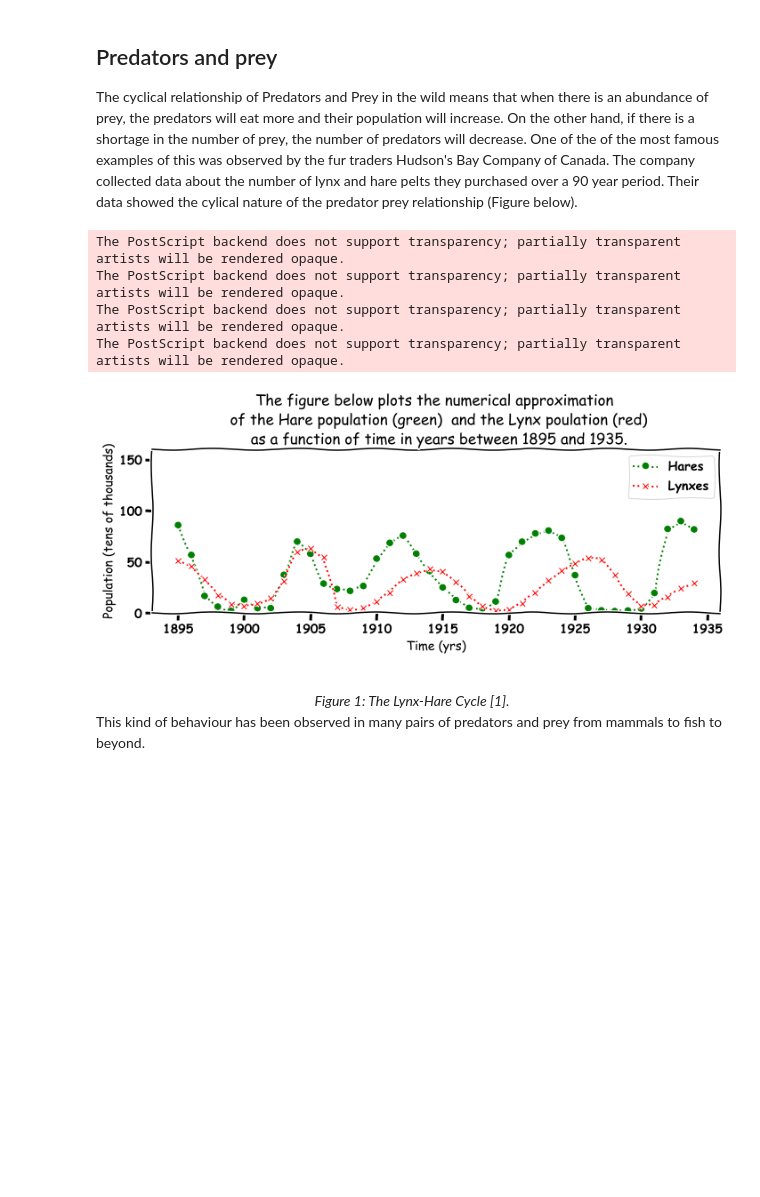
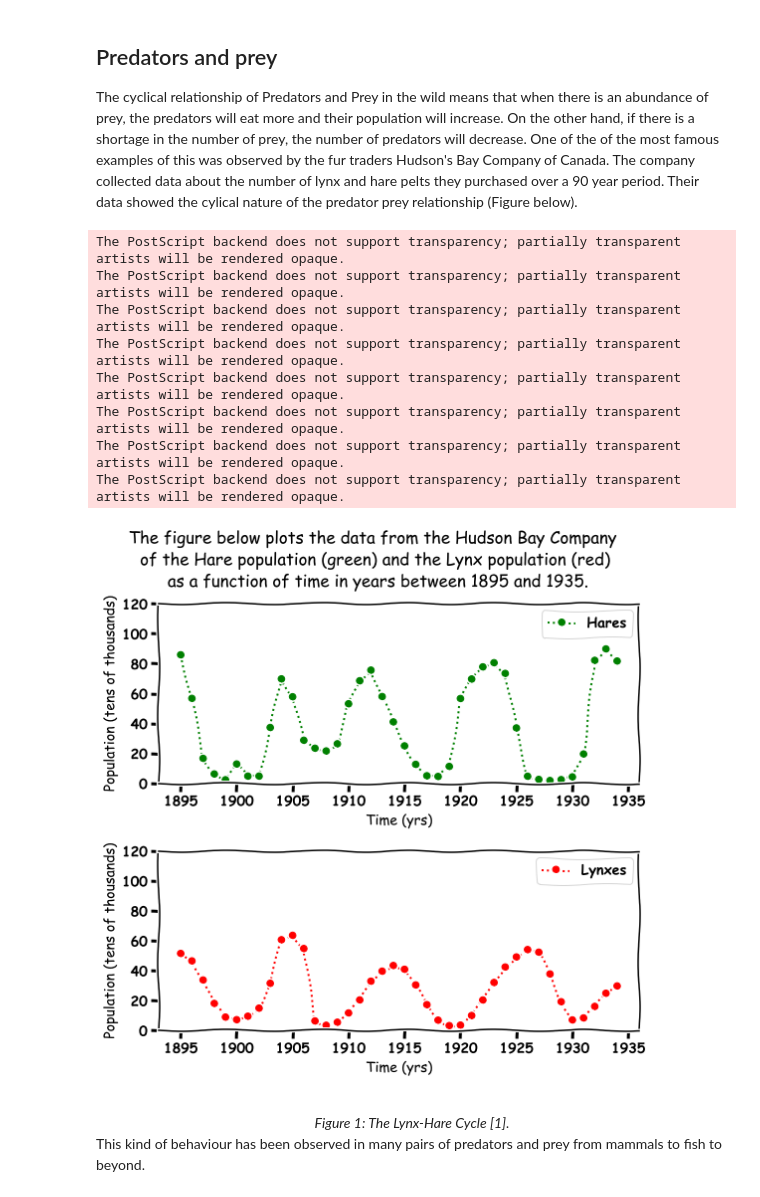
Before and after one commit to john-s-butler-dit/Predator-Prey-for-Young-Minds, a Jupyter notebook: Snow Hares and Lynxes Frontiers for Young Minds.ipynb, the cells around one changed output. Saved outputs shown, nothing was run; the diff lists cells and outputs as text; code cells hidden in the pictures; blank space fills up the shorter version.

```diff
--- a/Snow Hares and Lynxes Frontiers for Young Minds.ipynb
+++ b/Snow Hares and Lynxes Frontiers for Young Minds.ipynb
@@ -23,32 +20,44 @@ plt.rc('font', **font)
 The cyclical relationship of Predators and Prey in the wild  means that when there is an abundance of prey, the predators will eat more and their population will increase. On the other hand, if there is a shortage in the number of prey, the number of predators will decrease. One of the of the most famous examples of this was observed by the fur traders  Hudson's Bay Company of Canada. The company collected data about the number of lynx and hare pelts they purchased over a 90 year period. Their data showed the cylical nature of the predator prey relationship (Figure below).
 # %%
 Pred_prey_data=pd.read_csv('hare_lynx_data.csv')
+fig = plt.figure(figsize=(8, 8))
+grid = fig.add_gridspec(ncols=2, nrows=2)
 
-## Plotting Figure
+
 with plt.xkcd():
-    fig = plt.figure(1,figsize=(10,4))
+    hare_ax= fig.add_subplot(grid[0,0:2])
 
-    ax = fig.add_subplot(1,1,1)
+    hare_ax.plot(Pred_prey_data.Year[50:-1],Pred_prey_data.Hare[50:-1],'o:',color='green',label='Hares')
+    hare_ax.legend()
+    hare_ax.set_ylim(0,120)
+    hare_ax.set_xlabel('Time (yrs)')
+    hare_ax.set_ylabel('Population (tens of thousands)')
+    lynx_ax= fig.add_subplot(grid[1,0:2])
+    lynx_ax.plot(Pred_prey_data.Year[50:-1],Pred_prey_data.Lynx[50:-1],'o:',color='red',label='Lynxes')
 
-    ax.plot(Pred_prey_data.Year[50:-1],Pred_prey_data.Hare[50:-1],'o:',color='green',label='Hares')
-    ax.plot(Pred_prey_data.Year[50:-1],Pred_prey_data.Lynx[50:-1],'x:',color='red',label='Lynxes')
+    lynx_ax.legend()
+    lynx_ax.set_ylim(0,120)
+    lynx_ax.set_xlabel('Time (yrs)')
+    lynx_ax.set_ylabel('Population (tens of thousands)')
+    plt.suptitle('The figure below plots the data from the Hudson Bay Company \n of the Hare population (green) and the Lynx population (red) \n as a function of time in years between 1895 and 1935.')
 
-    ax.legend()
-    ax.set_xlabel('Time (yrs)')
-    ax.set_ylabel('Population (tens of thousands)')
     #ax.legend(loc='best')
-    ax.set_title('The figure below plots the numerical approximation \n of the Hare population (green)  and the Lynx poulation (red)\n as a function of time in years between 1895 and 1935.')
     plt.tight_layout()
     plt.subplots_adjust(top=0.85)
-    plt.ylim(0,160)
-    plt.savefig('HudsonBaySinglePlot.eps', format='eps')
+
+    plt.savefig('Figure3_HudsonBay.eps', format='eps')
+
     plt.show()
 # %% [output]
 The PostScript backend does not support transparency; partially transparent artists will be rendered opaque.
 The PostScript backend does not support transparency; partially transparent artists will be rendered opaque.
 The PostScript backend does not support transparency; partially transparent artists will be rendered opaque.
 The PostScript backend does not support transparency; partially transparent artists will be rendered opaque.
+The PostScript backend does not support transparency; partially transparent artists will be rendered opaque.
+The PostScript backend does not support transparency; partially transparent artists will be rendered opaque.
+The PostScript backend does not support transparency; partially transparent artists will be rendered opaque.
+The PostScript backend does not support transparency; partially transparent artists will be rendered opaque.
-[figure, old version]
+[figure, new version]
 # %% [markdown]
 <em><center> Figure 1: The Lynx-Hare Cycle  [1]. </center></em>
 This kind of behaviour has been observed in many pairs of predators and prey from mammals to fish to beyond.
```
Also changed, not shown: parts of 4 cells of this notebook.
